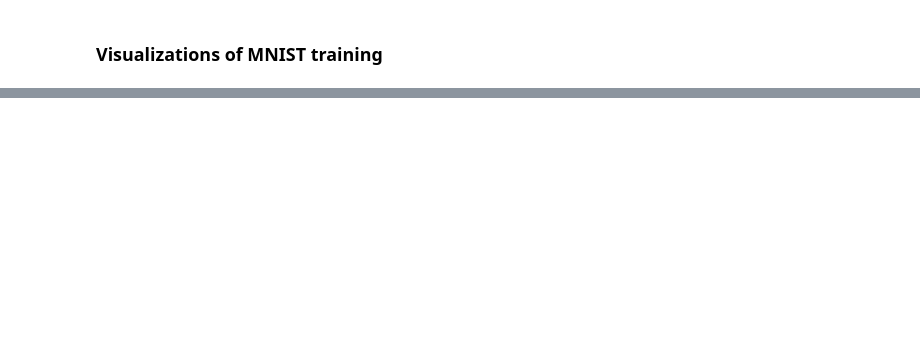
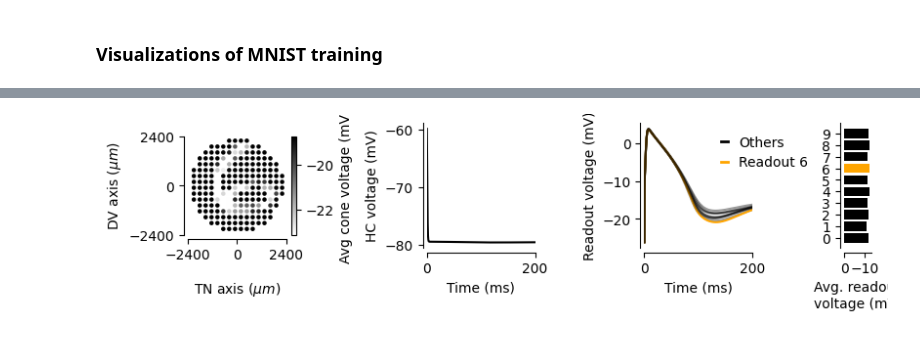
Before and after one commit to berenslab/jaxley-retina, a Jupyter notebook: notebooks/mnist/mnist.ipynb, the cells around one changed output, grey strips where cells are left out. Cells and saved outputs as stored; diff of their text form; code cells hidden in the pictures; blank space fills up the shorter version.

```diff
--- a/notebooks/mnist/mnist.ipynb
+++ b/notebooks/mnist/mnist.ipynb
@@ -195,0 +306,74 @@ with open('../../params/mnist/trained_params.pkl', 'rb') as f:
+# %%
+# Plot the activity
+time = np.arange(0, stim_config["t_max"], stim_config["dt"])
+
+fig = plt.figure(layout="constrained", figsize=(8, 2))
+axs = fig.subplot_mosaic(
+    [['cones', '.', 'hc', '.', 'readouts', 'hist']],
+    width_ratios=(4, 2, 4, 1, 4, 1),
+    )
+# Define the color of the photoreceptor based on its glutamate release to the target readout
+cone_v = np.mean(trained_soln_yesBCs[model_config["n_readouts"]:model_config["n_readouts"]+model_config["nPRs"]], axis=1)
+voltage_scatter = axs['cones'].scatter(coords[0], coords[1], c=cone_v, cmap='binary', s=5)
+axs['cones'].set_aspect('equal')
+axs['cones'].set_xlabel(r'TN axis $(\mu m)$')
+axs['cones'].set_ylabel(r'DV axis $(\mu m)$')
+axs['cones'].set_xticks([-2400, 0, 2400])
+axs['cones'].set_yticks([-2400, 0, 2400])
+axs['cones'].set_xlim(-2400, 2400)
+axs['cones'].set_ylim(-2400, 2400)
+
+divider = make_axes_locatable(axs['cones'])
+cax = divider.append_axes("right", size="5%", pad=0.05)
+cbar = plt.colorbar(voltage_scatter, cax=cax)
+cbar.set_label("Avg cone voltage (mV)")
+sns.despine(offset=3, ax=axs['cones'])
+
+# Plot readouts
+colors = ["k"] * model_config["n_readouts"]
+colors[labels[0]] = "orange"
+for i in range(0, model_config["n_readouts"]):
+    if i == labels[0]:
+        axs['readouts'].plot(time, trained_soln_yesBCs[i, :], c=colors[i])
+    else:
+        axs['readouts'].plot(time, trained_soln_yesBCs[i, :], c=colors[i], alpha=0.4)
+legend_elements = [
+    Line2D([0], [0], color='k', lw=2),
+    Line2D([0], [0], color='orange', lw=2),
+]
+axs['readouts'].legend(
+    legend_elements,
+    ['Others', f'Readout {labels[0]}'],
+    bbox_to_anchor=(0.6, 1),
+    handlelength=0.5,
+    frameon=False
+    )
+axs['readouts'].set_xlabel("Time (ms)")
+axs['readouts'].set_ylabel("Readout voltage (mV)")
+axs['readouts'].set_xlim(0, stim_config['t_max'])
+axs['readouts'].set_xticks((0, stim_config['t_max']))
+sns.despine(ax=axs['readouts'], offset=3)
+
+axs['hist'].barh(
+    np.arange(model_config["n_readouts"]),
+    np.mean(trained_soln_yesBCs[:model_config["n_readouts"], :], axis=1),
+    align='center',
+    color=colors
+    )
+axs['hist'].invert_xaxis()
+axs['hist'].set_yticks(np.arange(model_config["n_readouts"]), np.round(np.arange(model_config["n_readouts"]), 0))
+axs['hist'].set_xlabel("Avg. readout\nvoltage (mV)")
+sns.despine(ax=axs['hist'], offset=3)
+
+ncells = model_config["n_readouts"] + model_config["nPRs"]
+for i in range(ncells, ncells + model_config["nHCs"]):
+    axs['hc'].plot(time, trained_soln_yesBCs[i, :], c="k")
+axs['hc'].set_xlabel("Time (ms)")
+axs['hc'].set_ylabel("HC voltage (mV)")
+axs['hc'].set_xlim(0, stim_config['t_max'])
+axs['hc'].set_xticks([0, stim_config['t_max']])
+sns.despine(ax=axs['hc'], offset=3)
+
+fig.align_xlabels()
+# %% [output]
+[figure, added]
```
Also changed, not shown: parts of 14 cells of this notebook, 14 other files.
